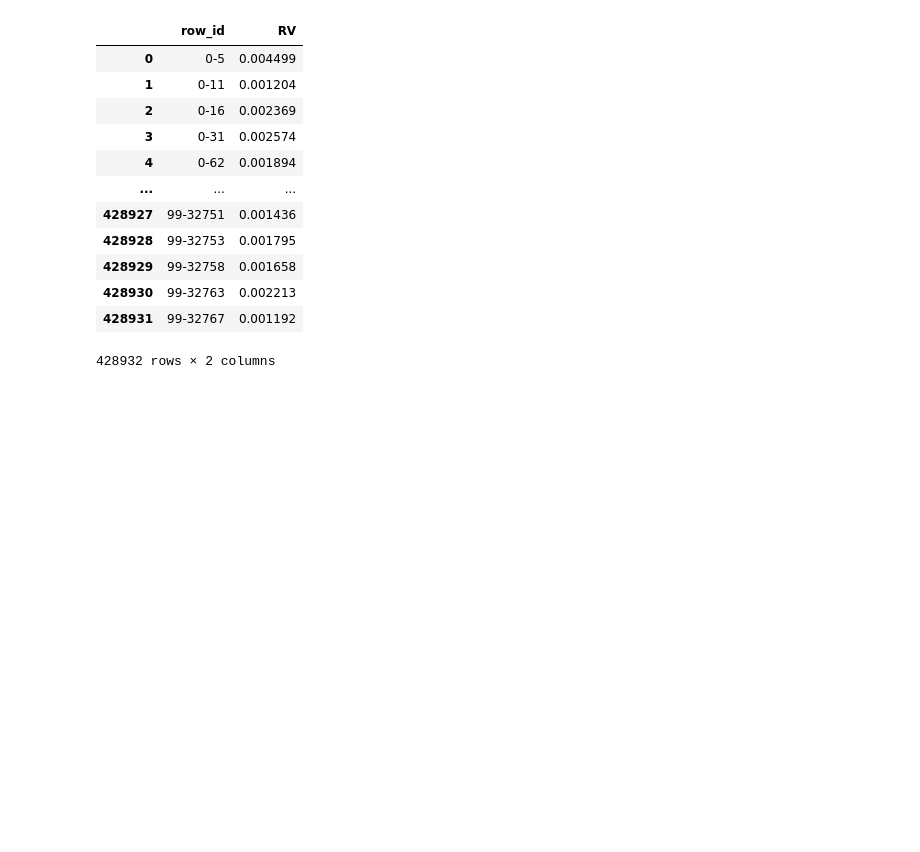
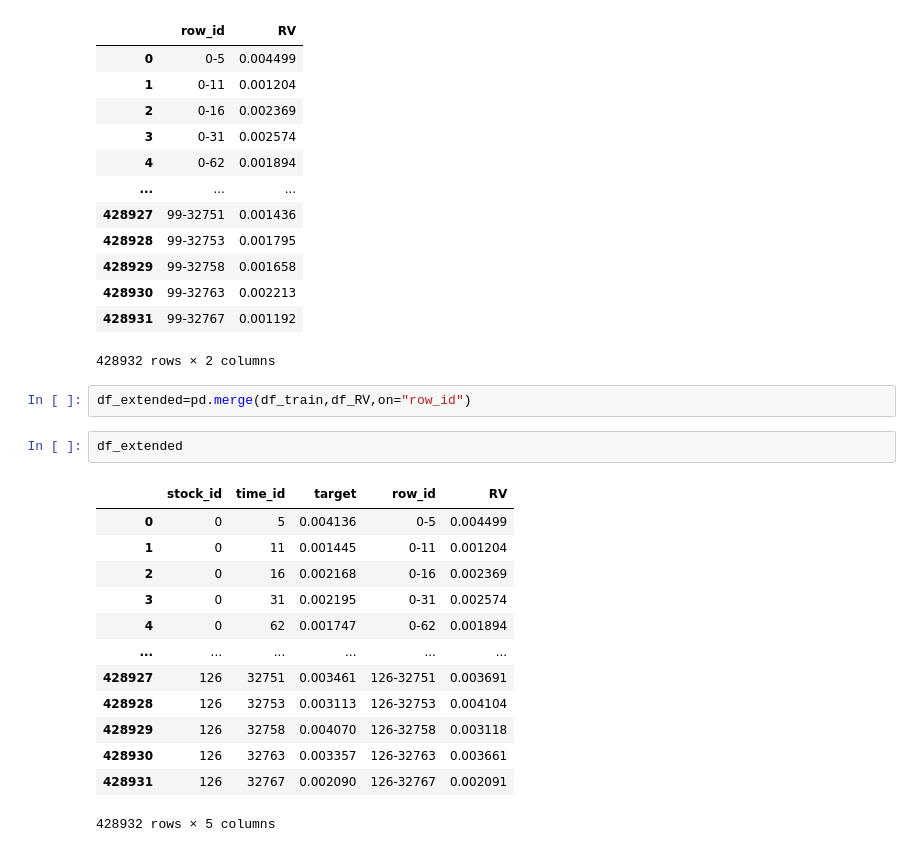
Before and after one commit to martinmf-dev/Realized_Volatility_Prediction_-erdos_deeplearning-, a Jupyter notebook: EDA/EDA_yuan.ipynb, the cells around one changed output. Drawn from its saved outputs; the diff is of its cells as text; blank space fills up the shorter version.

```diff
--- a/EDA/EDA_yuan.ipynb
+++ b/EDA/EDA_yuan.ipynb
@@ -53,3 +71,21 @@ df_RV
 | 428930 | 99-32763 | 0.002213 |
 | 428931 | 99-32767 | 0.001192 |
 428932 rows × 2 columns
+# %%
+df_extended=pd.merge(df_train,df_RV,on="row_id")
+# %%
+df_extended
+# %% [output]
+|  | stock_id | time_id | target | row_id | RV |
+| 0 | 0 | 5 | 0.004136 | 0-5 | 0.004499 |
+| 1 | 0 | 11 | 0.001445 | 0-11 | 0.001204 |
+| 2 | 0 | 16 | 0.002168 | 0-16 | 0.002369 |
+| 3 | 0 | 31 | 0.002195 | 0-31 | 0.002574 |
+| 4 | 0 | 62 | 0.001747 | 0-62 | 0.001894 |
+| ... | ... | ... | ... | ... | ... |
+| 428927 | 126 | 32751 | 0.003461 | 126-32751 | 0.003691 |
+| 428928 | 126 | 32753 | 0.003113 | 126-32753 | 0.004104 |
+| 428929 | 126 | 32758 | 0.004070 | 126-32758 | 0.003118 |
+| 428930 | 126 | 32763 | 0.003357 | 126-32763 | 0.003661 |
+| 428931 | 126 | 32767 | 0.002090 | 126-32767 | 0.002091 |
+428932 rows × 5 columns
```
Also changed, not shown: parts of 22 cells of this notebook.
